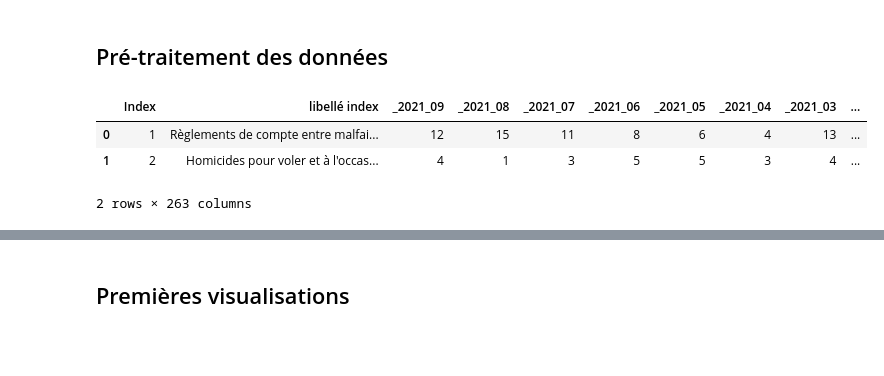
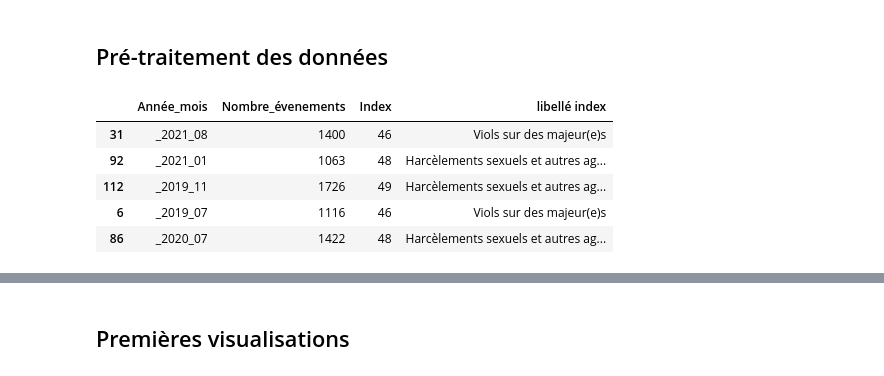
Before and after one commit to mtupin/esc-paac-2021-projet, a Jupyter notebook: preprocessing.ipynb, the cells around one changed output, grey strips where cells are left out. Drawn from its saved outputs; the diff is of its cells as text; code cells hidden in the pictures; blank space fills up the shorter version.

```diff
--- a/preprocessing.ipynb
+++ b/preprocessing.ipynb
@@ -9,14 +9,16 @@ import matplotlib.pyplot as plt
 import seaborn as sns
 # %%
 #pour l'automatisation, on enregistre le chemin dans une varibale de manière à pouvoir changer le chemin facilement
-path_to_file = './Données/tableaux-4001-ts.xlsx'
+path_to_file = 'generated/data_sex.xlsx'
 # %%
 #importation des données
 #feuille 1 : france_entière
-df = pd.read_excel(path_to_file, sheet_name=0)
-df.head(2)
+df = pd.read_excel(path_to_file, sheet_name=1)
+df.sample(5)
 # %% [output]
-|  | Index | libellé index | _2021_09 | _2021_08 | _2021_07 | _2021_06 | _2021_05 | _2021_04 | _2021_03 | ... |
-| 0 | 1 | Règlements de compte entre malfai... | 12 | 15 | 11 | 8 | 6 | 4 | 13 | ... |
-| 1 | 2 | Homicides pour voler et à l'occas... | 4 | 1 | 3 | 5 | 5 | 3 | 4 | ... |
+|  | Année_mois | Nombre_évenements | Index | libellé index |
+| 31 | _2021_08 | 1400 | 46 | Viols sur des majeur(e)s |
+| 92 | _2021_01 | 1063 | 48 | Harcèlements sexuels et autres ag... |
+| 112 | _2019_11 | 1726 | 49 | Harcèlements sexuels et autres ag... |
+| 6 | _2019_07 | 1116 | 46 | Viols sur des majeur(e)s |
+| 86 | _2020_07 | 1422 | 48 | Harcèlements sexuels et autres ag... |
-2 rows × 263 columns
```
Also changed, not shown: parts of 29 cells of this notebook.
